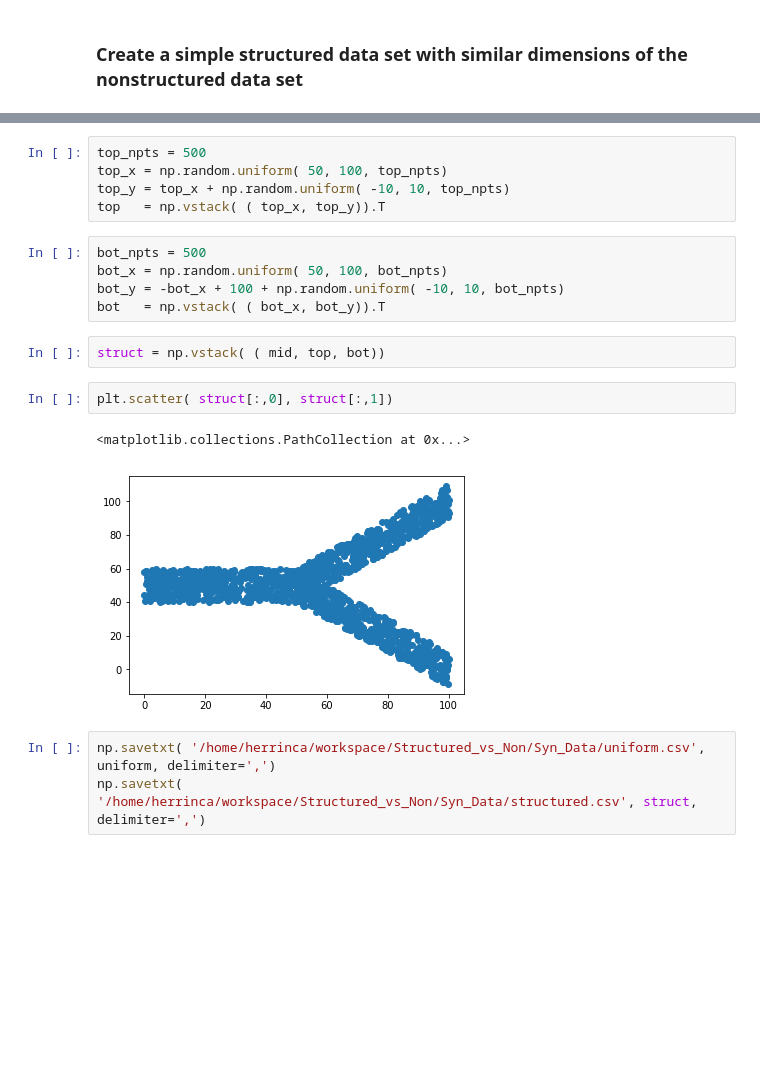
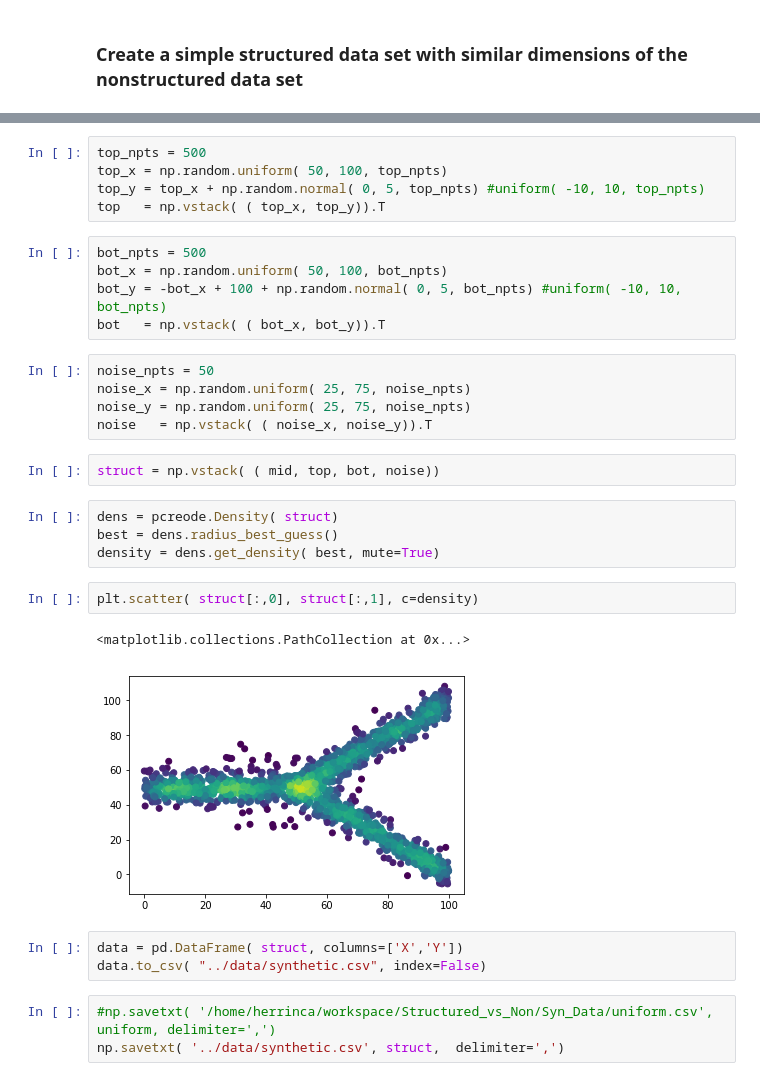
Before and after one commit to msenosain/Discovery_Oriented_Data_Science, a Jupyter notebook: notebooks/Syn_Data_Creation-Copy1.ipynb, the cells around one changed output, grey strips where cells are left out. Saved outputs shown, nothing was run; the diff lists cells and outputs as text; blank space fills up the shorter version.

```diff
--- a/notebooks/Syn_Data_Creation-Copy1.ipynb
+++ b/notebooks/Syn_Data_Creation-Copy1.ipynb
@@ -31,20 +31,32 @@ mid   = np.vstack( ( mid_x, mid_y)).T
 # %%
 top_npts = 500
 top_x = np.random.uniform( 50, 100, top_npts)
-top_y = top_x + np.random.uniform( -10, 10, top_npts)
+top_y = top_x + np.random.normal( 0, 5, top_npts) #uniform( -10, 10, top_npts)
 top   = np.vstack( ( top_x, top_y)).T
 # %%
 bot_npts = 500
 bot_x = np.random.uniform( 50, 100, bot_npts)
-bot_y = -bot_x + 100 + np.random.uniform( -10, 10, bot_npts)
+bot_y = -bot_x + 100 + np.random.normal( 0, 5, bot_npts) #uniform( -10, 10, bot_npts)
 bot   = np.vstack( ( bot_x, bot_y)).T
+# %%
+noise_npts = 50
+noise_x = np.random.uniform( 25, 75, noise_npts)
+noise_y = np.random.uniform( 25, 75, noise_npts)
+noise   = np.vstack( ( noise_x, noise_y)).T
 # %%
-struct = np.vstack( ( mid, top, bot))
+struct = np.vstack( ( mid, top, bot, noise))
+# %%
+dens = pcreode.Density( struct)
+best = dens.radius_best_guess()
+density = dens.get_density( best, mute=True)
 # %%
-plt.scatter( struct[:,0], struct[:,1])
+plt.scatter( struct[:,0], struct[:,1], c=density)
 # %% [output]
 <matplotlib.collections.PathCollection at 0x...>
-[figure, old version]
+[figure, new version]
+# %%
+data = pd.DataFrame( struct, columns=['X','Y'])
+data.to_csv( "../data/synthetic.csv", index=False)
 # %%
-np.savetxt( '/home/herrinca/workspace/Structured_vs_Non/Syn_Data/uniform.csv',    uniform, delimiter=',')
-np.savetxt( '/home/herrinca/workspace/Structured_vs_Non/Syn_Data/structured.csv', struct,  delimiter=',')
+#np.savetxt( '/home/herrinca/workspace/Structured_vs_Non/Syn_Data/uniform.csv',    uniform, delimiter=',')
+np.savetxt( '../data/synthetic.csv', struct,  delimiter=',')
```
Also changed, not shown: parts of 2 cells of this notebook, 1 other file.
